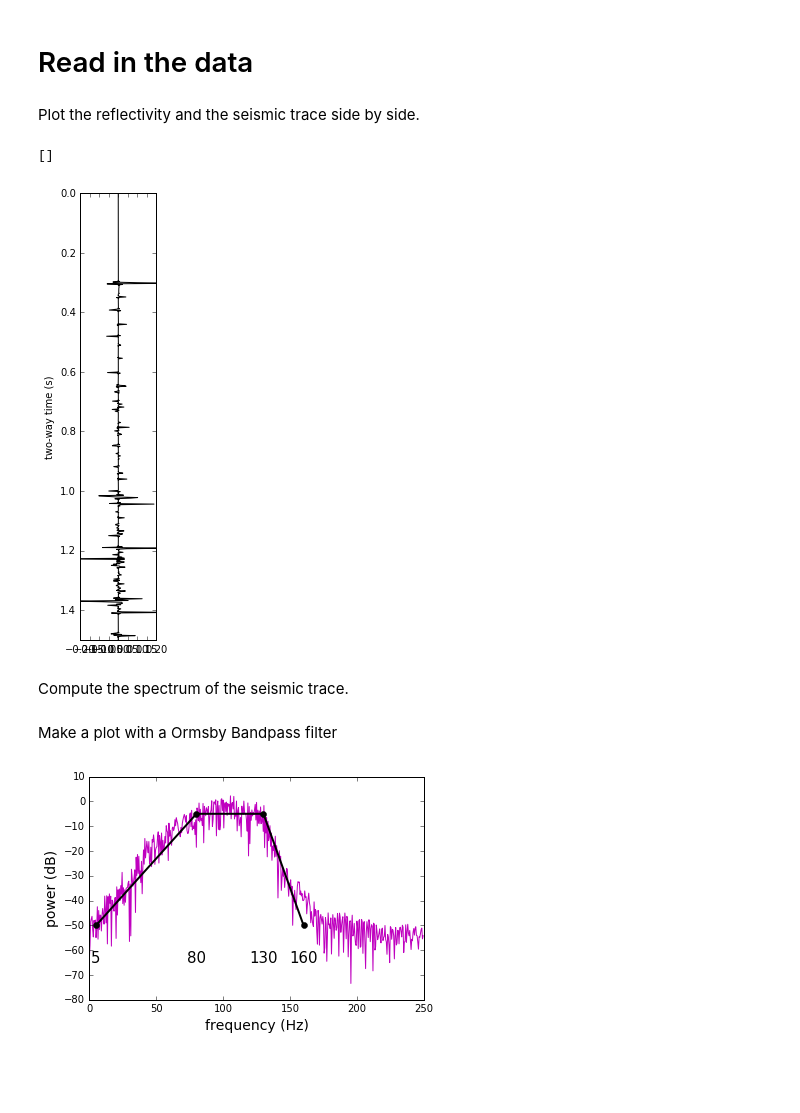
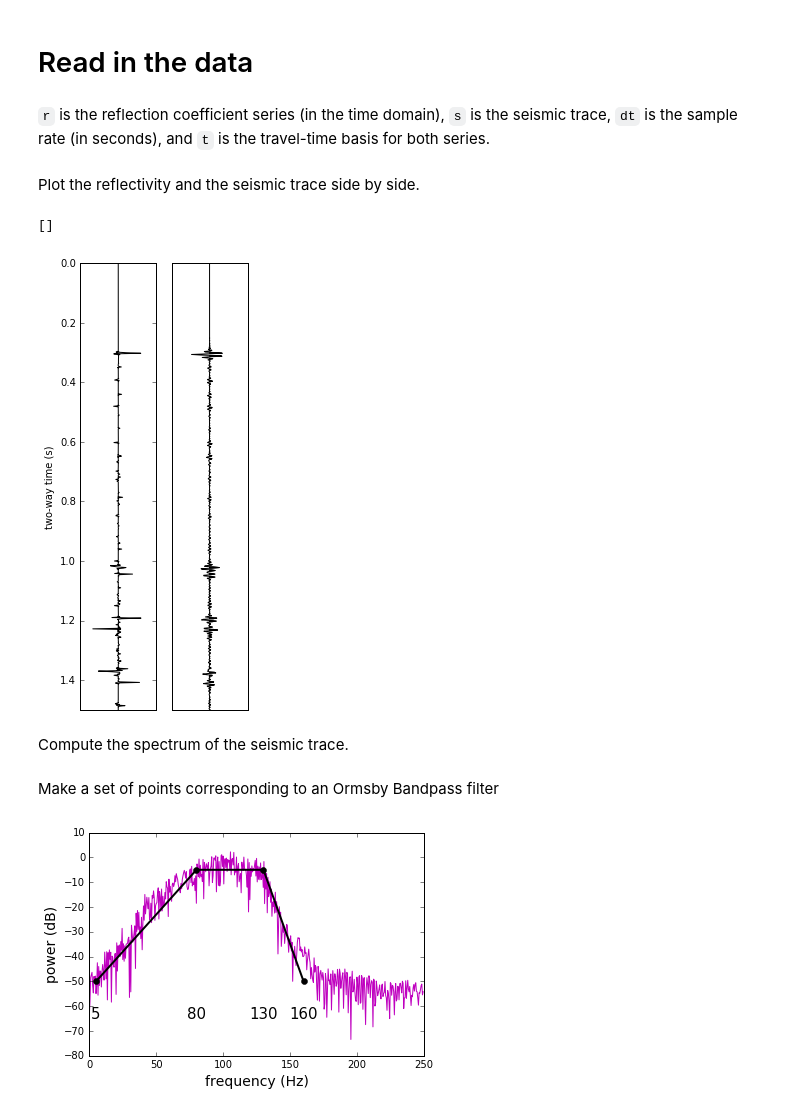
Before and after one commit to EvanBianco/notebooks, a Jupyter notebook: wavelet_estimation/Wavelet_estimation_for_well_ties.ipynb, the cells around one changed output. Drawn from its saved outputs; the diff is of its cells as text; code cells hidden in the pictures; blank space fills up the shorter version.

```diff
--- a/wavelet_estimation/Wavelet_estimation_for_well_ties.ipynb
+++ b/wavelet_estimation/Wavelet_estimation_for_well_ties.ipynb
@@ -17,5 +12,7 @@ def norm(data):
 # %% [markdown]
 # Read in the data
+# %% [markdown]
+<code>r</code> is the reflection coefficient series (in the time domain), <code>s</code> is the seismic trace, <code>dt</code> is the sample rate (in seconds), and <code>t</code> is the travel-time basis for both series.
 # %%
 r = np.load("rpp.npy")
 s = np.load("seismic.npy")
@@ -25,26 +22,26 @@ t = np.arange(s.size) * dt
 Plot the reflectivity and the seismic trace side by side.
 # %%
 fig01 = plt.figure(figsize=(3,8))
+
+# Reflectivity track
 ax = fig01.add_subplot(121)
-# Reflectivity track
 ax.plot(r, t, 'k')
-#ax.set_xticks([])
-ax.set_xlim(-0.2,0.2)
+ax.set_xticks([])
+ax.set_xlim(-0.5,0.5)
 ax.set_ylim(1.5,0)
 ax.set_ylabel('two-way time (s)')
 
 # Seismic track
-ax2 = fig1.add_subplot(122)
+ax2 = fig01.add_subplot(122)
 ax2.plot(s, t, 'k')
-ax2.fill_betweenx(t, s, 0,
-                  s > 0, color='k', alpha=1.0)
+ax2.fill_betweenx(t, s, 0, s > 0, color='k', alpha=1.0)
 ax2.set_ylim(1.5,0)
-ax2.set_xlim(-0.2,0.2)
+ax2.set_xlim(-0.25,0.25)
 ax2.set_xticks([])
 ax2.set_yticks([])
 # %% [output]
 []
-[figure, old version]
+[figure, new version]
 # %% [markdown]
 Compute the spectrum of the seismic trace.
 # %%
@@ -53,5 +50,5 @@ faxis = np.fft.fftfreq(len(s), d=dt)
 Y = 20 * np.log10(Ss[0:len(faxis)//2])   #Power in Decibel Scale
 X = faxis[:len(faxis)//2]
 # %% [markdown]
-Make a plot with a Ormsby Bandpass filter
+Make a set of points corresponding to an Ormsby Bandpass filter
 # %%
```
Also changed, not shown: parts of 11 cells of this notebook, 1 other file.
